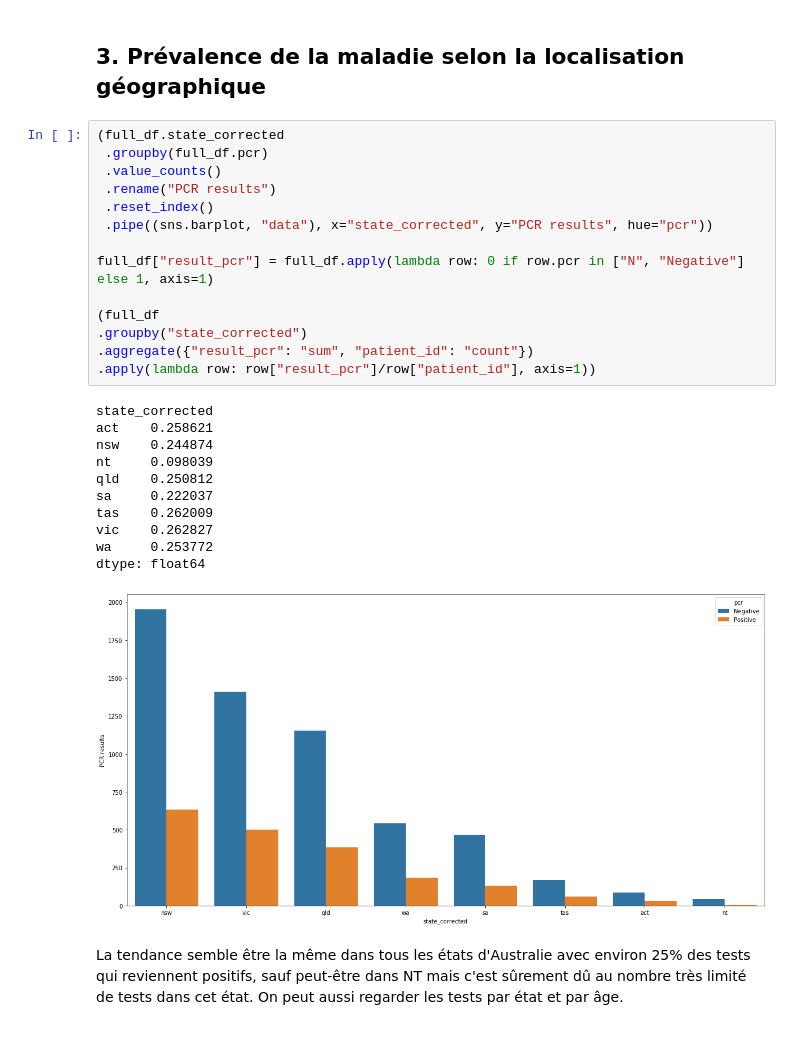
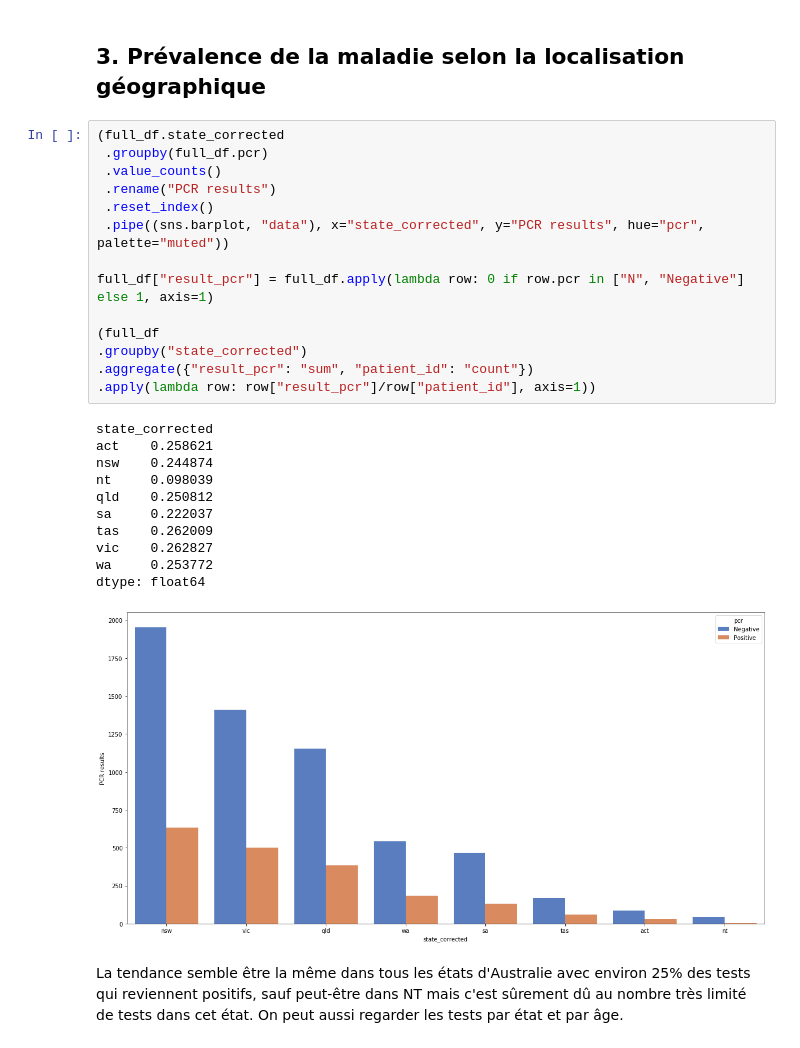
Before and after one commit to GladB/inria-aphp-assignment, a Jupyter notebook: 3_eda_inria_interview_process.ipynb, the cells around one changed output. Saved outputs shown, nothing was run; the diff lists cells and outputs as text.

```diff
--- a/3_eda_inria_interview_process.ipynb
+++ b/3_eda_inria_interview_process.ipynb
@@ -69,29 +56,29 @@ Il ne semble pas y avoir un âge auquel la maladie est prévalente, la courbe su
 # %%
 (full_df.state_corrected
  .groupby(full_df.pcr)
  .value_counts()
  .rename("PCR results")
  .reset_index()
- .pipe((sns.barplot, "data"), x="state_corrected", y="PCR results", hue="pcr"))
+ .pipe((sns.barplot, "data"), x="state_corrected", y="PCR results", hue="pcr", palette="muted"))
 
 full_df["result_pcr"] = full_df.apply(lambda row: 0 if row.pcr in ["N", "Negative"] else 1, axis=1)
 
 (full_df
 .groupby("state_corrected")
 .aggregate({"result_pcr": "sum", "patient_id": "count"})
 .apply(lambda row: row["result_pcr"]/row["patient_id"], axis=1))
 # %% [output]
 state_corrected
 act    0.258621
 nsw    0.244874
 nt     0.098039
 qld    0.250812
 sa     0.222037
 tas    0.262009
 vic    0.262827
 wa     0.253772
 dtype: float64
-[figure, old version]
+[figure, new version]
 # %% [markdown]
 La tendance semble être la même dans tous les états d'Australie avec environ 25% des tests qui reviennent positifs, sauf peut-être dans NT mais c'est sûrement dû au nombre très limité de tests dans cet état. On peut aussi regarder les tests par état et par âge.
 # %%
```
Also changed, not shown: parts of 13 cells of this notebook, 7 other files.
